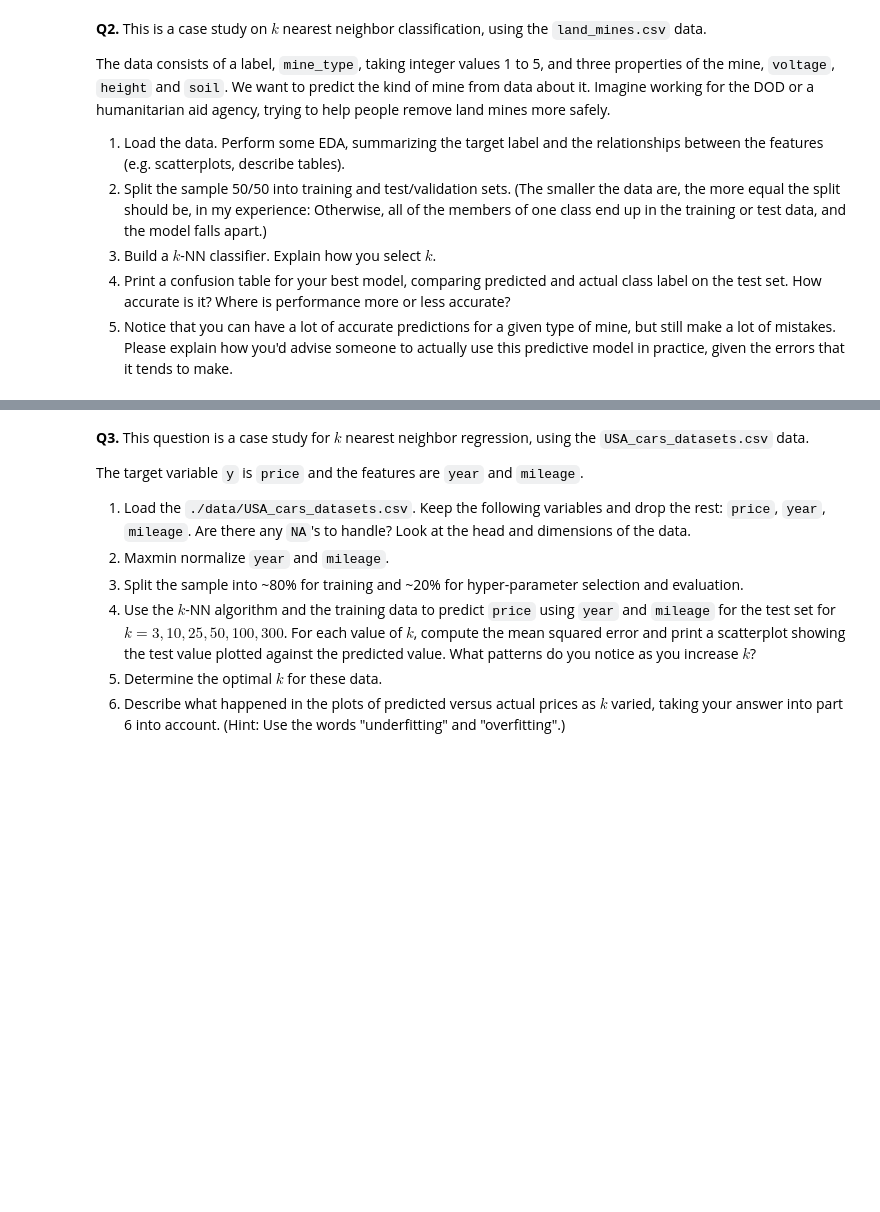
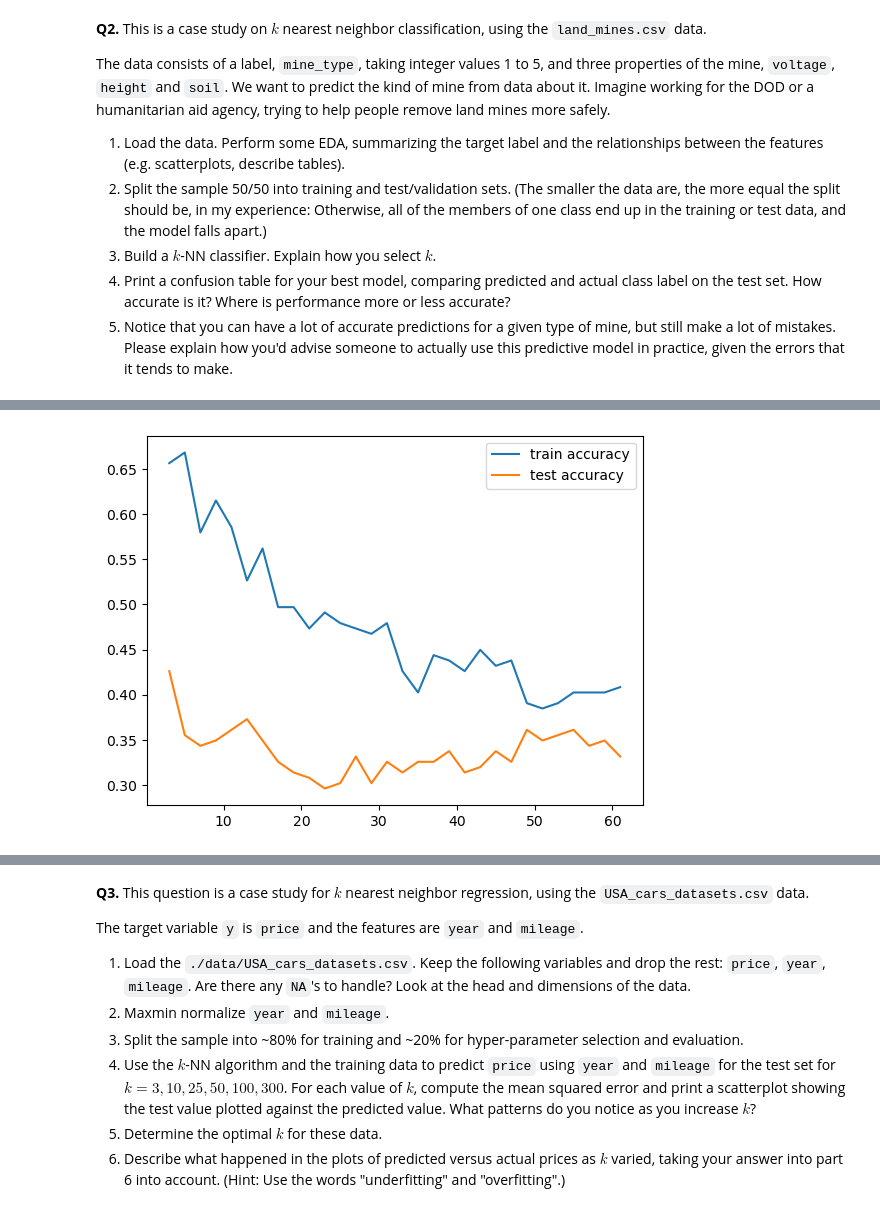
Before and after one commit to anthonyzhang4/HW3, a Jupyter notebook: 02_assignment_knn.ipynb, the cells around one changed output, grey strips where cells are left out. Saved outputs shown, nothing was run; the diff lists cells and outputs as text; code cells hidden in the pictures; blank space fills up the shorter version.

```diff
--- a/02_assignment_knn.ipynb
+++ b/02_assignment_knn.ipynb
@@ -41,3 +41,10 @@ The data consists of a label, `mine_type`, taking integer values 1 to 5, and thr
 3. Build a $k$-NN classifier. Explain how you select $k$.
 4. Print a confusion table for your best model, comparing predicted and actual class label on the test set. How accurate is it? Where is performance more or less accurate?
 5. Notice that you can have a lot of accurate predictions for a given type of mine, but still make a lot of mistakes. Please explain how you'd advise someone to actually use this predictive model in practice, given the errors that it tends to make.
+# %%
+#1
+import pandas as pd
+import numpy as np
+
+df = pd.read_csv("data2/land_mines.csv")
+df.head()
@@ -43,0 +73,10 @@ The data consists of a label, `mine_type`, taking integer values 1 to 5, and thr
+# %%
+#2
+from sklearn.model_selection import train_test_split
+X = df[["voltage", "height", "soil"]]
+y = df["mine_type"]
+
+X_train, X_test, y_train, y_test = train_test_split(X, y,test_size=0.50,random_state=1,stratify=y)
+
+print(X_train.shape, X_test.shape)
+)
@@ -43,0 +89,37 @@ The data consists of a label, `mine_type`, taking integer values 1 to 5, and thr
+# %%
+#3
+#Normalize with min max
+def minmax_scale(train_df, test_df):
+    train_min = train_df.min()
+    train_max = train_df.max()
+    train_scaled = (train_df - train_min) / (train_max - train_min)
+    test_scaled  = (test_df  - train_min) / (train_max - train_min)
+    return train_scaled, test_scaled
+
+u_train, u_test = minmax_scale(X_train, X_test)
+
+#fit kNN classifier
+from sklearn.neighbors import KNeighborsClassifier
+
+k_grid = np.array([2*k + 1 for k in range(1, 31)])
+train_accs = []
+test_accs = []
+
+for k in k_grid:
+    model = KNeighborsClassifier(n_neighbors=k)
+    model.fit(u_train, y_train)
+    train_accs.append(model.score(u_train, y_train))
+    test_accs.append(model.score(u_test, y_test))
+
+#plot to see what the best value is for k
+import matplotlib.pyplot as plt
+plt.figure()
+plt.plot(k_grid, train_accs, label="train accuracy")
+plt.plot(k_grid, test_accs, label="test accuracy")
+plt.legend()
+plt.show()
+
+#3) The best testing and training accuracy for k looks to be 3 with a testing accuracy of around 0.43 and a training accuracy of around 0.66. This
+# way of graphing all the k values testing and training accuracies shows me which k value is optimal to avoid over/underfitting.
+# %% [output]
+[figure, added]
```
Also changed, not shown: parts of 11 cells of this notebook.
